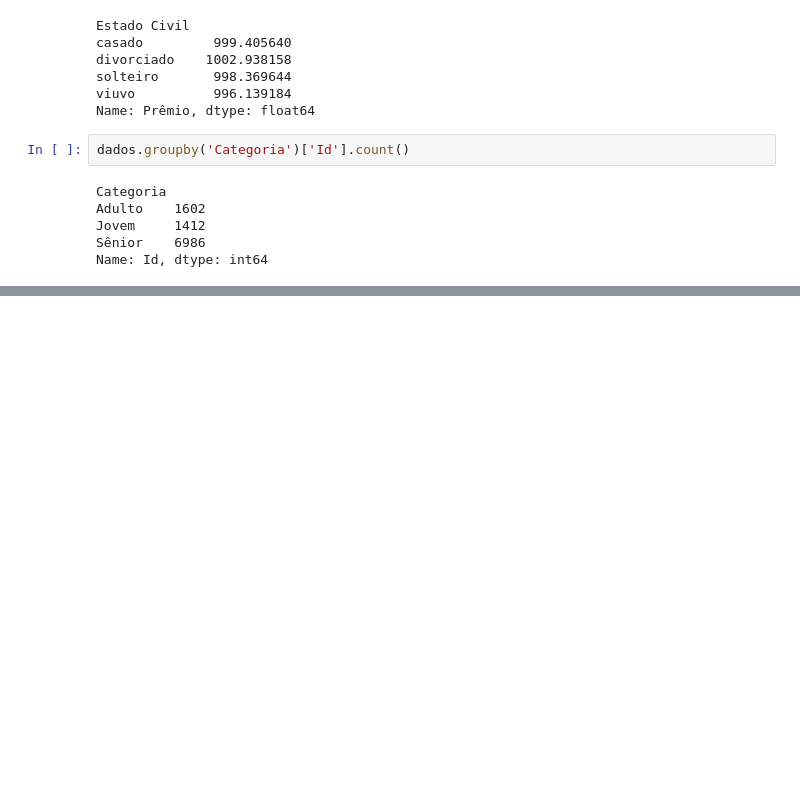
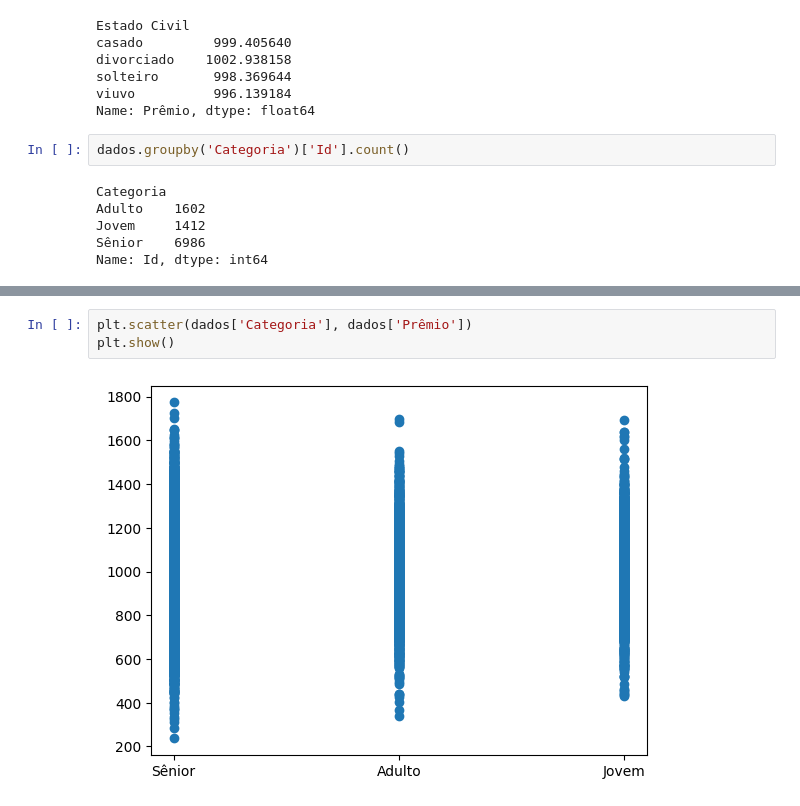
Before and after one commit to levelup-python/alura_insurance, a Jupyter notebook: Python_Data_Science/tratamento_analise.ipynb, the cells around one changed output, grey strips where cells are left out. Cells and saved outputs as stored; diff of their text form; blank space fills up the shorter version.

```diff
--- a/Python_Data_Science/tratamento_analise.ipynb
+++ b/Python_Data_Science/tratamento_analise.ipynb
@@ -111,0 +118,5 @@ Name: Id, dtype: int64
+# %%
+plt.scatter(dados['Categoria'], dados['Prêmio'])
+plt.show()
+# %% [output]
+[figure, added]
```
Also changed, not shown: parts of 5 cells of this notebook.
